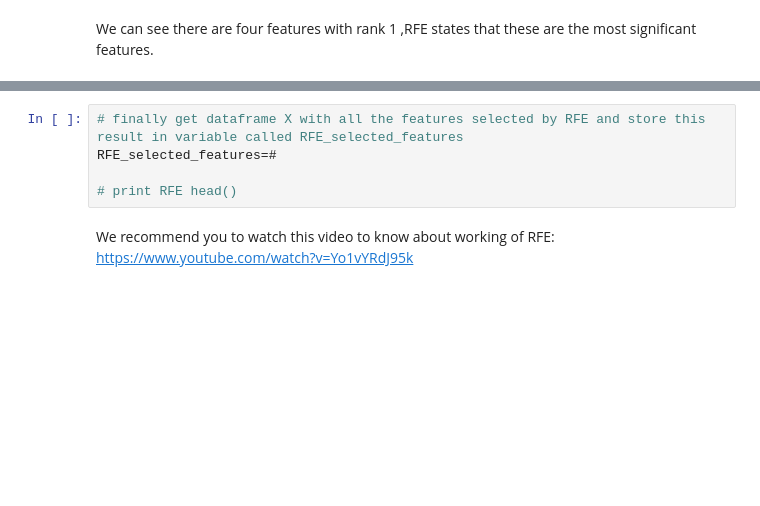
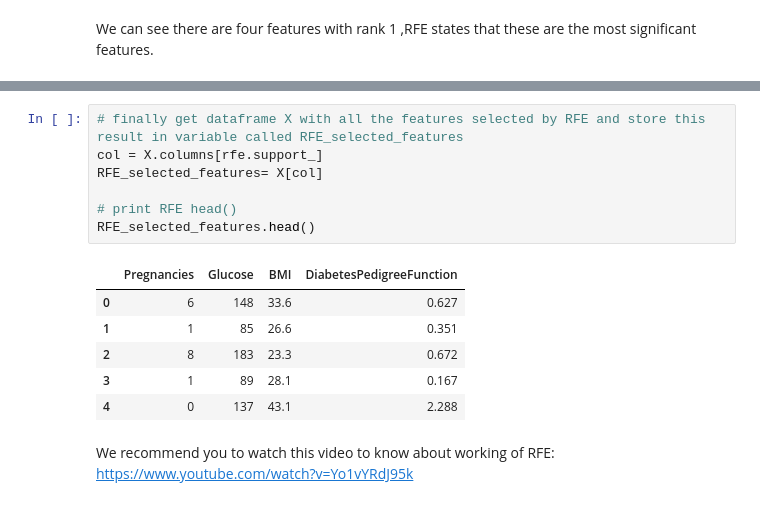
Before and after one commit to sureshmecad/CloudyML-AI-FOR-ALL, a Jupyter notebook: 8_Feature_Selection_CloudyML.ipynb, the cells around one changed output, grey strips where cells are left out. Drawn from its saved outputs; the diff is of its cells as text; blank space fills up the shorter version.

```diff
--- a/8_Feature_Selection_CloudyML.ipynb
+++ b/8_Feature_Selection_CloudyML.ipynb
@@ -693,8 +719,17 @@ recursive_feature_names=#
 # %%
 # finally get dataframe X with all the features selected by RFE and store this result in variable called RFE_selected_features
-RFE_selected_features=#
+col = X.columns[rfe.support_]
+RFE_selected_features= X[col]
 
 # print RFE head()
+RFE_selected_features.head()
+# %% [output]
+|  | Pregnancies | Glucose | BMI | DiabetesPedigreeFunction |
+| 0 | 6 | 148 | 33.6 | 0.627 |
+| 1 | 1 | 85 | 26.6 | 0.351 |
+| 2 | 8 | 183 | 23.3 | 0.672 |
+| 3 | 1 | 89 | 28.1 | 0.167 |
+| 4 | 0 | 137 | 43.1 | 2.288 |
 # %% [markdown]
 We recommend you to watch this video to know about working of RFE:  https://www.youtube.com/watch?v=Yo1vYRdJ95k
 # %% [markdown]
```
Also changed, not shown: parts of 12 cells of this notebook.
